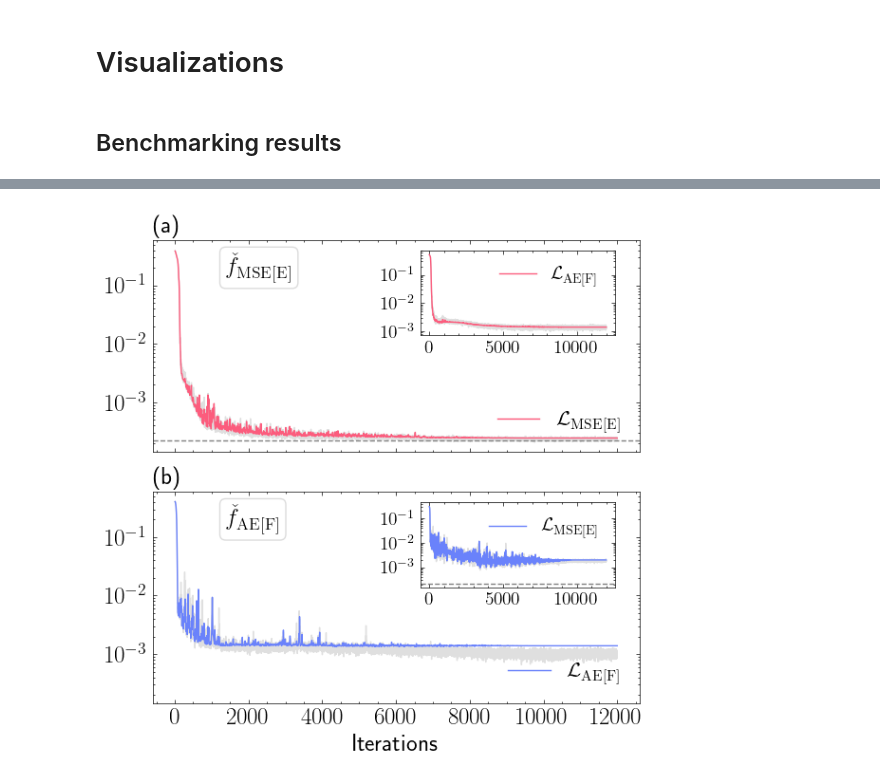
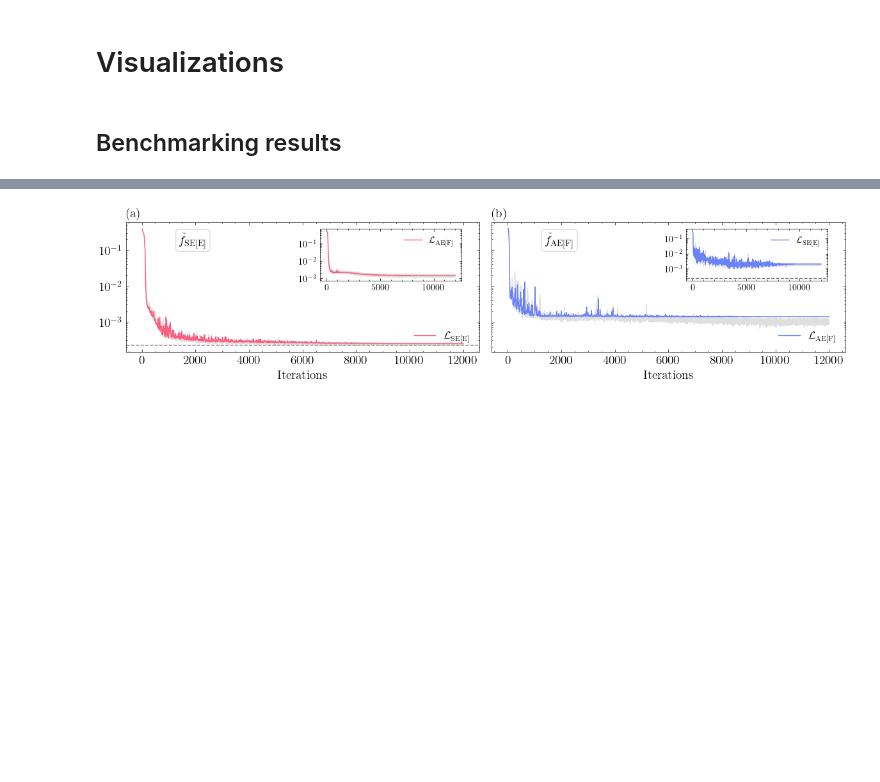
Before and after one commit to PorametPat/inspeqtor-paper-1, a Jupyter notebook: paper/visualization/note_0007_visualization.ipynb, the cells around one changed output, grey strips where cells are left out. Drawn from its saved outputs; the diff is of its cells as text; code cells hidden in the pictures; blank space fills up the shorter version.

```diff
--- a/paper/visualization/note_0007_visualization.ipynb
+++ b/paper/visualization/note_0007_visualization.ipynb
@@ -3,6 +3,7 @@ import jax
 import jax.numpy as jnp
 import inspeqtor as sq
 import pathlib
+import numpy as np
 import pandas as pd
 import json
 import matplotlib.pyplot as plt
@@ -12,5 +13,7 @@ import sympy as sp
 from mpl_toolkits.axes_grid1.inset_locator import inset_axes
 from matplotlib.axes import Axes
 import scienceplots
+
+plt.style.use("science")
 # %% [markdown]
 # Helper functions and constants
@@ -601,7 +1083,7 @@ model_data['MSEE']["color"] = "#fc5c7d"
 model_data['MAEF']["color"] = "#6a82fb"
 
 # Latex name
-model_data['MSEE']["latex"] = r'$\check{f}_{\mathrm{MSE[E]}}$'
+model_data['MSEE']["latex"] = r'$\check{f}_{\mathrm{SE[E]}}$'
 model_data['MAEF']["latex"] = r'$\check{f}_{\mathrm{AE[F]}}$'
 # %%
 pd.to_datetime(model_data['MSEE']['result_df'].head(1)['running'])
@@ -682,7 +1164,10 @@ for theta in model_names:
 
         model_data[model]["prediction"][theta] = noisy_predcition
 
-        prediction_error = jnp.sqrt(0.75 * jnp.array(mse_losses))
-        print(f"[{model}] model, AGF={noisy_predcition}, prediction error: ", jnp.mean(prediction_error), "+/-", jnp.std(prediction_error))
+        # prediction_error = jnp.sqrt(0.75 * jnp.array(mse_losses))
+        # print(f"[{model}] model, AGF={noisy_predcition}, prediction error: ", jnp.mean(prediction_error), "+/-", jnp.std(prediction_error))
+
+        prediction_error = jnp.sqrt(0.75 * (jnp.array(mse_losses).mean() - (2/(9000))))
+        print(f"[{model}] model, AGF={noisy_predcition}, prediction error: ", prediction_error)
 # %% [output]
 Theta predicted by MAEF
@@ -801,16 +1306,18 @@ Mean: 0.9913977777777777, Std: 0.0007373964912006755
 # %%
-with plt.style.context("science"):
-    fontsize = 18
-    fig, axes = plt.subplots(2, 1, figsize=(6, 6), sharex=True, sharey=True)
-    plot_model_performance_v3(axes[0], "MSEE", model_data, 2 / (3 * shots), fontsize)
-    plot_model_performance_v3(axes[1], "MAEF", model_data, 2 / (3 * shots), fontsize)
-    fig.subplots_adjust(hspace=0.05)
-    axes[1].set_xlabel("Iterations", fontsize=fontsize)
-    axes[0].set_title("(a)", fontsize=fontsize, loc="left")
-    axes[1].set_title("(b)", fontsize=fontsize, loc="left")
-    fig.tight_layout()
-    fig.savefig("figure_5_training.pdf")
-fig
+fig, axes = plt.subplots(1, 2, figsize=(12, 3), sharex=True, sharey=True)
+fontsize = 14
+axes = assert_list_of_axes(axes)
+
+plot_model_performance_v3(axes[0], "MSEE", model_data, 2 / (3 * shots), fontsize)
+plot_model_performance_v3(axes[1], "MAEF", model_data, 2 / (3 * shots), fontsize)
+fig.subplots_adjust(hspace=0.05)
+axes[0].set_xlabel("Iterations", fontsize=fontsize)
+axes[1].set_xlabel("Iterations", fontsize=fontsize)
+axes[0].set_title("(a)", fontsize=fontsize, loc="left")
+axes[1].set_title("(b)", fontsize=fontsize, loc="left")
+fig.tight_layout()
+fig.savefig("figure_5_training.pdf")
+# fig
 # %% [output]
-[figure, old version]
+[figure, new version]
 # %%
```
Also changed, not shown: parts of 12 cells of this notebook, 9 other files.
